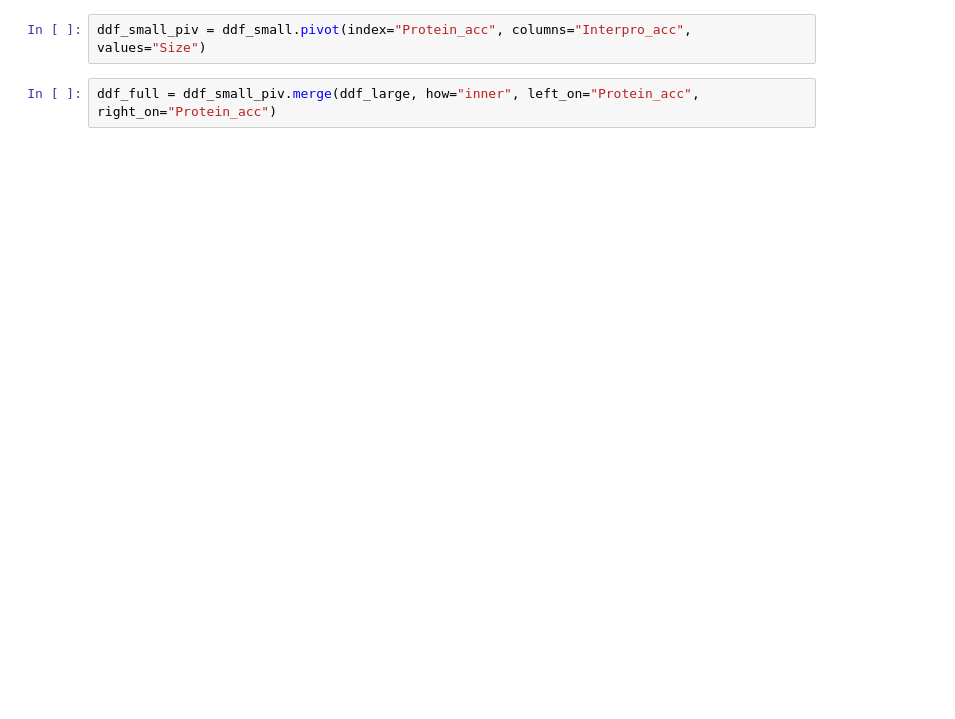
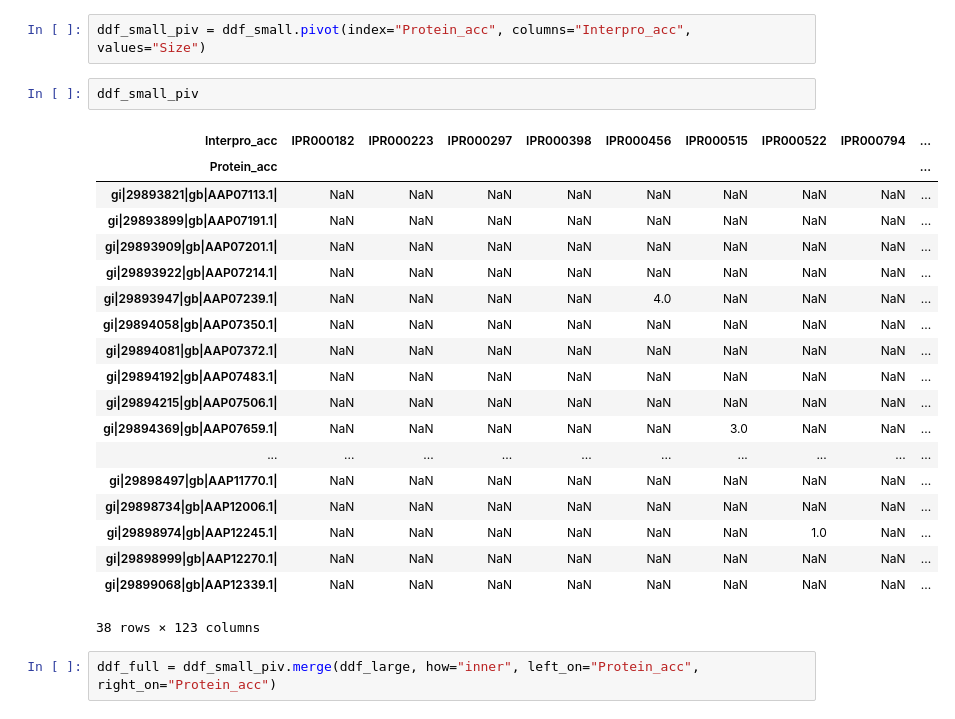
Before and after one commit to Pinatic/Programming3, a Jupyter notebook: Assignment6/Assignment6_NB.ipynb, the cells around one changed output. Drawn from its saved outputs; the diff is of its cells as text; blank space fills up the shorter version.

```diff
--- a/Assignment6/Assignment6_NB.ipynb
+++ b/Assignment6/Assignment6_NB.ipynb
@@ -313,4 +313,26 @@ ddf_small
 # %%
 ddf_small_piv = ddf_small.pivot(index="Protein_acc", columns="Interpro_acc", values="Size")
+# %%
+ddf_small_piv
+# %% [output]
+| Interpro_acc | IPR000182 | IPR000223 | IPR000297 | IPR000398 | IPR000456 | IPR000515 | IPR000522 | IPR000794 | ... |
+| Protein_acc |  |  |  |  |  |  |  |  | ... |
+| gi|29893821|gb|AAP07113.1| | NaN | NaN | NaN | NaN | NaN | NaN | NaN | NaN | ... |
+| gi|29893899|gb|AAP07191.1| | NaN | NaN | NaN | NaN | NaN | NaN | NaN | NaN | ... |
+| gi|29893909|gb|AAP07201.1| | NaN | NaN | NaN | NaN | NaN | NaN | NaN | NaN | ... |
+| gi|29893922|gb|AAP07214.1| | NaN | NaN | NaN | NaN | NaN | NaN | NaN | NaN | ... |
+| gi|29893947|gb|AAP07239.1| | NaN | NaN | NaN | NaN | 4.0 | NaN | NaN | NaN | ... |
+| gi|29894058|gb|AAP07350.1| | NaN | NaN | NaN | NaN | NaN | NaN | NaN | NaN | ... |
+| gi|29894081|gb|AAP07372.1| | NaN | NaN | NaN | NaN | NaN | NaN | NaN | NaN | ... |
+| gi|29894192|gb|AAP07483.1| | NaN | NaN | NaN | NaN | NaN | NaN | NaN | NaN | ... |
+| gi|29894215|gb|AAP07506.1| | NaN | NaN | NaN | NaN | NaN | NaN | NaN | NaN | ... |
+| gi|29894369|gb|AAP07659.1| | NaN | NaN | NaN | NaN | NaN | 3.0 | NaN | NaN | ... |
+| ... | ... | ... | ... | ... | ... | ... | ... | ... | ... |
+| gi|29898497|gb|AAP11770.1| | NaN | NaN | NaN | NaN | NaN | NaN | NaN | NaN | ... |
+| gi|29898734|gb|AAP12006.1| | NaN | NaN | NaN | NaN | NaN | NaN | NaN | NaN | ... |
+| gi|29898974|gb|AAP12245.1| | NaN | NaN | NaN | NaN | NaN | NaN | 1.0 | NaN | ... |
+| gi|29898999|gb|AAP12270.1| | NaN | NaN | NaN | NaN | NaN | NaN | NaN | NaN | ... |
+| gi|29899068|gb|AAP12339.1| | NaN | NaN | NaN | NaN | NaN | NaN | NaN | NaN | ... |
+38 rows × 123 columns
 # %%
 ddf_full = ddf_small_piv.merge(ddf_large, how="inner", left_on="Protein_acc", right_on="Protein_acc")
```
Also changed, not shown: parts of 15 cells of this notebook, 1 other file.
